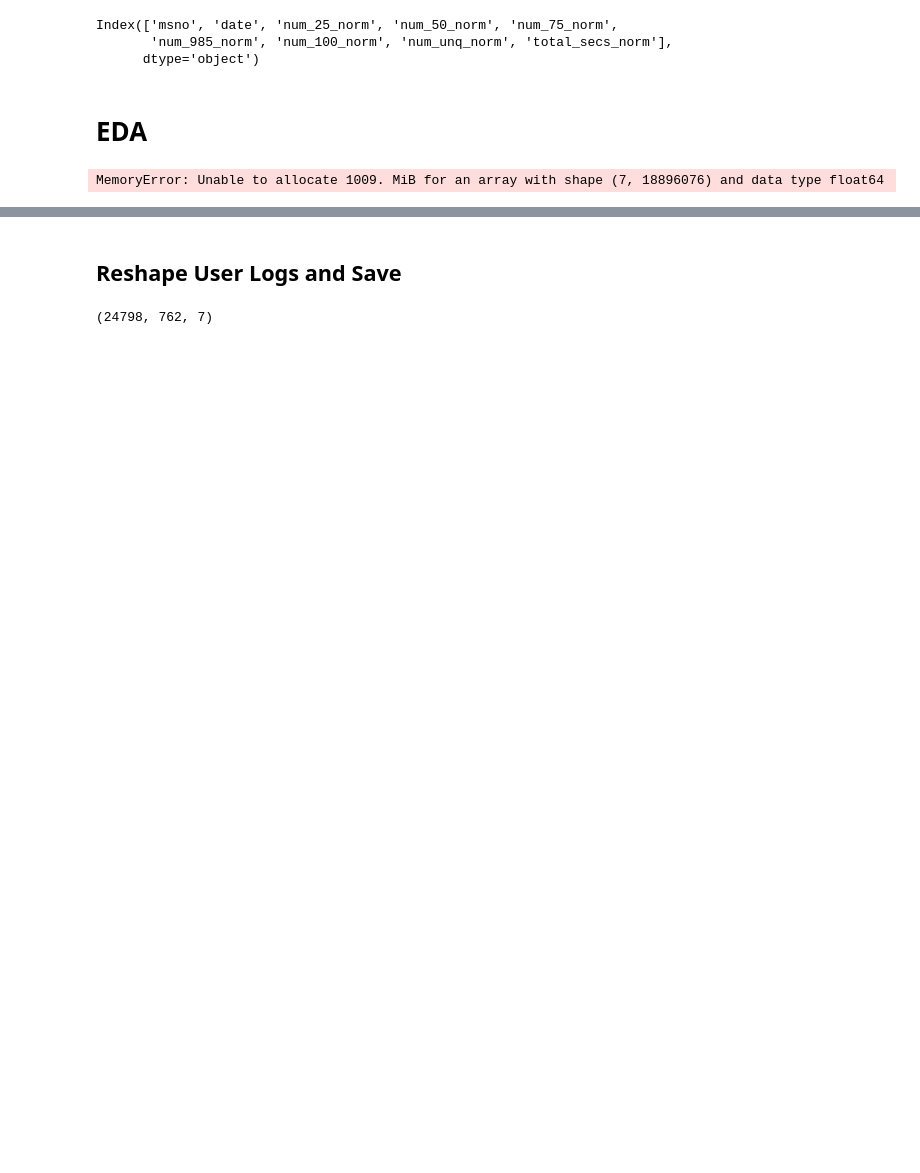
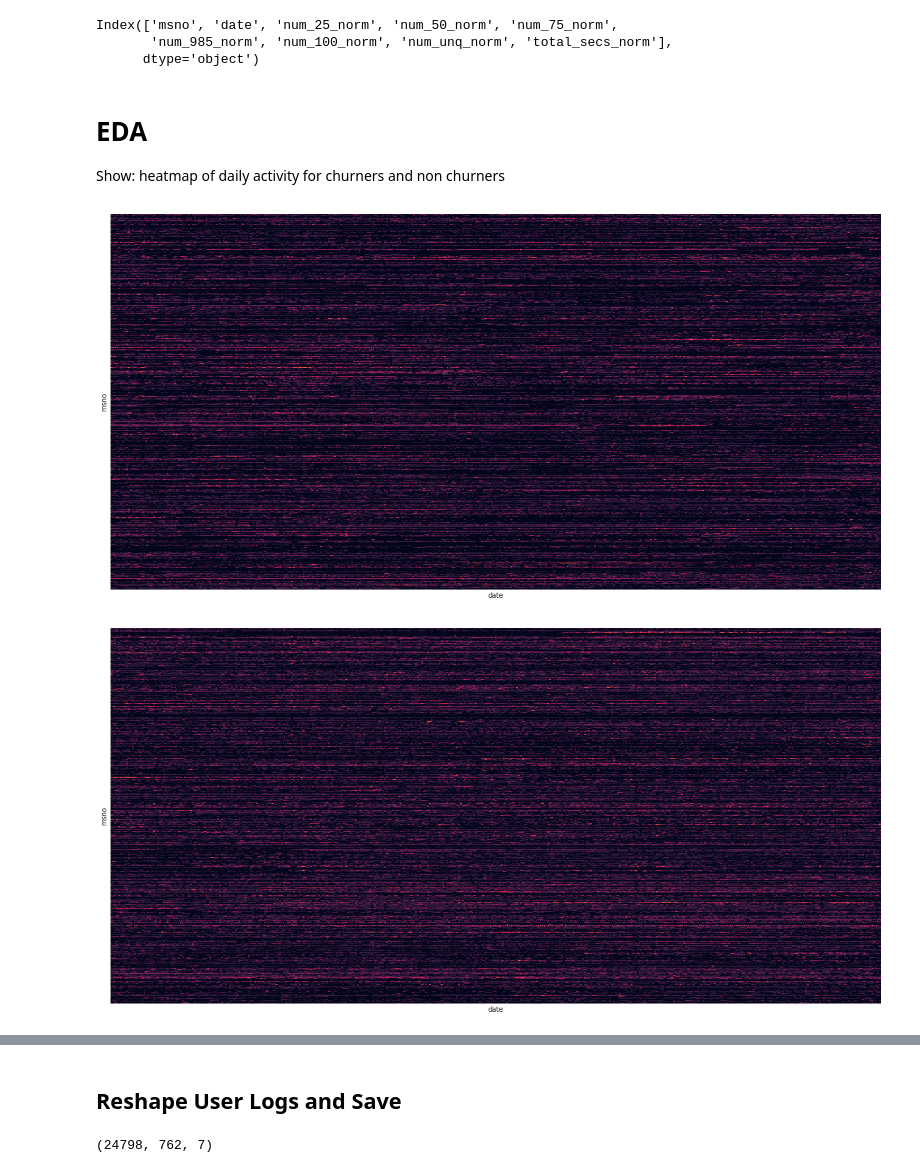
Before and after one commit to adamribaudo/ds5500-capstone, a Jupyter notebook: Preprocess/User_Log_Transform.ipynb, the cells around one changed output, grey strips where cells are left out. Cells and saved outputs as stored; diff of their text form; code cells hidden in the pictures; blank space fills up the shorter version.

Commit message:
Updated user log processing and added EDA

```diff
--- a/Preprocess/User_Log_Transform.ipynb
+++ b/Preprocess/User_Log_Transform.ipynb
@@ -19,3 +20,6 @@ split="train"
 user_logs = pd.read_csv(INPUT_PATH + "X_{}_user_logs.csv".format(split),usecols=[1,2,3,4,5,6,7,8,9])
 user_logs.loc[:,["date"]]=pd.to_datetime(user_logs.date).dt.date
 members_df = pd.read_csv(INPUT_PATH + "X_{}_transformed.csv".format(split))
+y = pd.read_csv(INPUT_PATH + "y_{}.csv".format(split),header=None)
+y.columns = ["msno","is_churn"]
+y.head()))
@@ -24,11 +30,14 @@ members_df = pd.read_csv(INPUT_PATH + "X_{}_transformed.csv".format(split))
 # %%
-# Clip the values at 2 * std because we want to be very sensitive at the lower end of the data.
+# Standardize and clip the values at 2 * std because we want to be very sensitive at the lower end of the data.
 # In other words, it's safe to assume that those playing tracks above 2*std won't churn, we want to investigate the distribution of data below that point
-scaler = preprocessing.MinMaxScaler()
+std_scaler = preprocessing.StandardScaler()
+max_scaler = preprocessing.MinMaxScaler()
+
 for col in ["num_25", "num_50", "num_75", "num_985", "num_100", "num_unq", "total_secs"]:
-    max_num = 2 * user_logs[col].values.std()
-    col_clip = np.clip(user_logs[col].values, a_min=0,a_max=max_num)
-    col_norm = scaler.fit_transform(col_clip.reshape(-1,1))
+    col_std = std_scaler.fit_transform(user_logs[col].values.reshape(-1,1))
+    max_num = 2 * col_std.std()
+    col_clip = np.clip(col_std, a_min=0,a_max=max_num)
+    col_norm = max_scaler.fit_transform(col_clip)
     user_logs[col + "_norm"] = col_norm
 # %%
 user_logs = user_logs.drop(["num_25", "num_50", "num_75", "num_985", "num_100", "num_unq", "total_secs"], axis=1)
@@ -41,7 +50,7 @@ Index(['msno', 'date', 'num_25_norm', 'num_50_norm', 'num_75_norm',
 # %%
 users = list(set(user_logs.msno))
 num_users = len(users)
-start_date = min(user_logs.date)
+start_date = date(2016,1,1) # Technically we can go back further, but it introduces a lot of missing data for various users
 end_date = date(2017,1,31) # Max date we care about before evaluating churn
 #print(f"Num dates: {num_dates}; num_users: {num_users}; padded records to create: {num_dates*num_users}")
 # %%
@@ -52,9 +61,25 @@ num_dates=len(dates)
 padded_df = pd.DataFrame(product(users, dates), columns=["msno","date"])
 padded_df = padded_df.merge(user_logs, how='left', on=["msno","date"]).fillna(0)
 padded_df = padded_df.sort_values(by=["msno","date"])
-# %% [markdown]
-# EDA
-# %%
-df_grouped = padded_df.drop(["msno"],axis=1).groupby(by="date").sum()
-# %% [output]
-MemoryError: Unable to allocate 1009. MiB for an array with shape (7, 18896076) and data type float64
+# %% [markdown]
+# EDA
+Show: heatmap of daily activity for churners and non churners
+# %%
+grouped_df = padded_df.drop(['num_25_norm', 'num_50_norm', 'num_75_norm',
+       'num_985_norm', 'num_100_norm', 'num_unq_norm', 'total_secs_norm'],axis=1)
+grouped_df["sum_vals"] = padded_df.drop(["msno","date"],axis=1).sum(axis=1)
+pivot_df = grouped_df.pivot(index="msno",columns="date",values="sum_vals")
+
+pivot_df_churn = pivot_df[(y.sort_values("msno")["is_churn"] == 1).values]
+pivot_df_nochurn = pivot_df[(y.sort_values("msno")["is_churn"] == 0).values]
+# %%
+with sns.axes_style("white"):
+    f, ax = plt.subplots(figsize=(20, 10))
+    ax = sns.heatmap(pivot_df_churn,cbar=False,vmax=10,yticklabels=False,xticklabels=False)
+
+with sns.axes_style("dark"):
+    f, ax = plt.subplots(figsize=(20, 10))
+    ax = sns.heatmap(pivot_df_nochurn,cbar=False,vmax=10,yticklabels=False,xticklabels=False)
+# %% [output]
+[figure, added]
+[figure, added]
```
Also changed, not shown: parts of 5 cells of this notebook.
